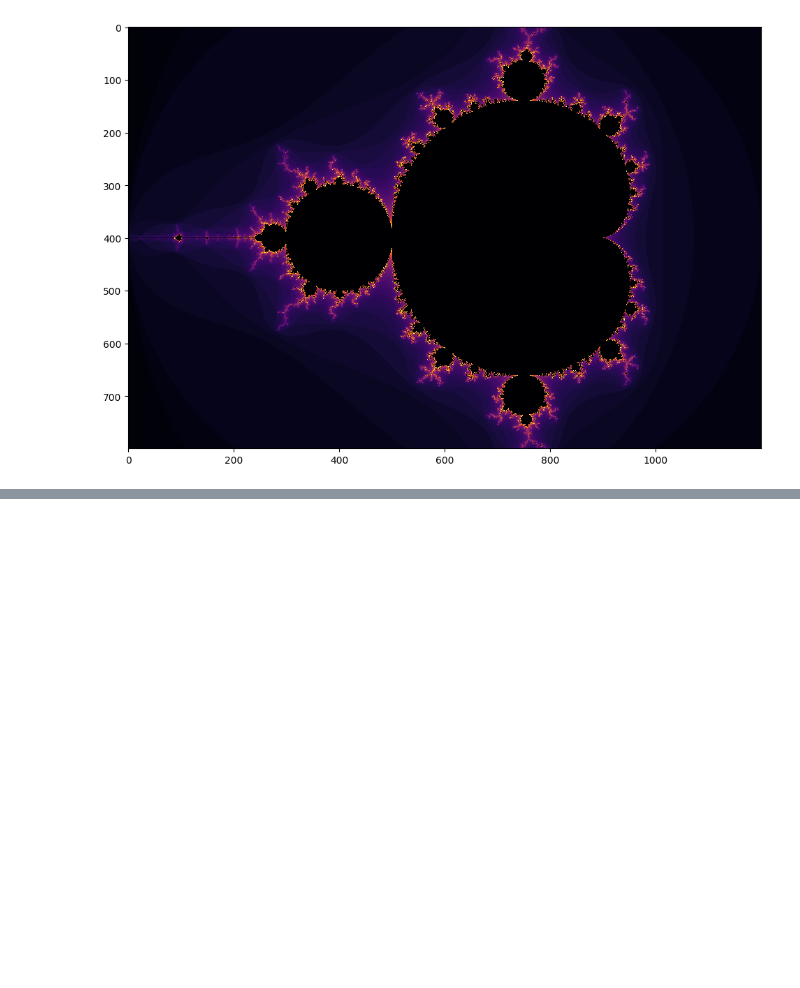
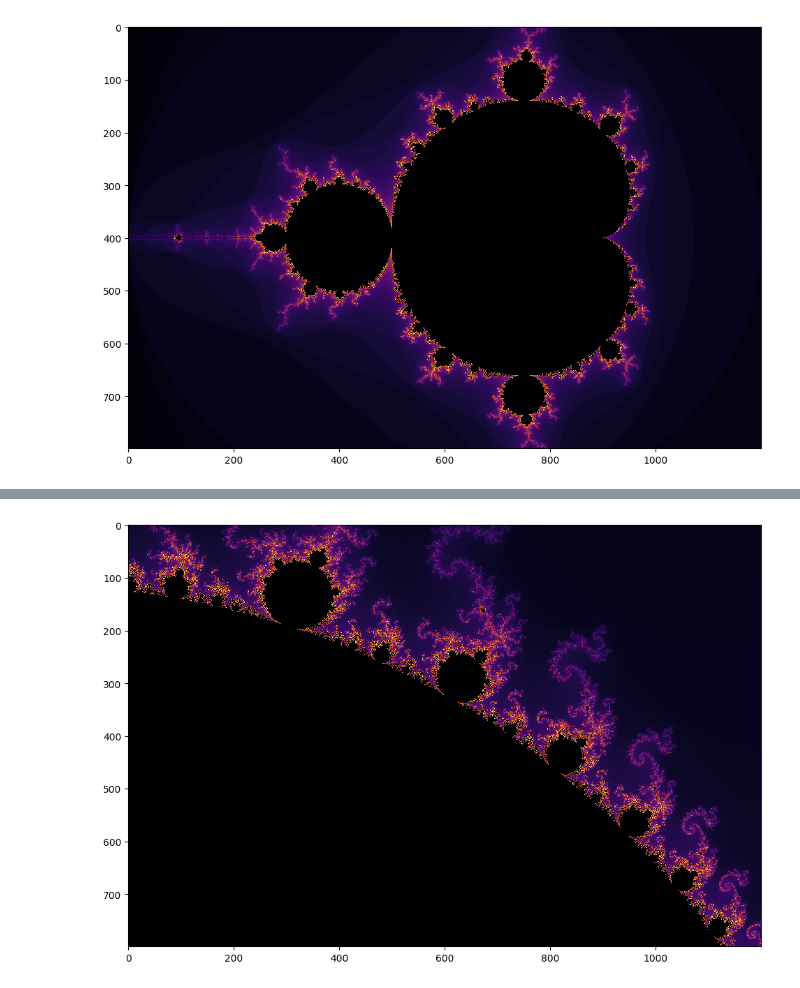
Before and after one commit to georgek/notebooks, a Jupyter notebook: mandelbrot.ipynb, the cells around one changed output, grey strips where cells are left out. Drawn from its saved outputs; the diff is of its cells as text; code cells hidden in the pictures; blank space fills up the shorter version.

```diff
--- a/mandelbrot.ipynb
+++ b/mandelbrot.ipynb
@@ -284,0 +295,4 @@ It gets pretty slow, so probably best to use a proper mandelbrot explorer to zoo
+# %%
+plot_mandelbrot(256, is_diverging_n, **bounding_box(centre=(-0.8765+0.2055j), zoom=16))
+# %% [output]
+[figure, added]
```
Also changed, not shown: parts of 4 cells of this notebook.
